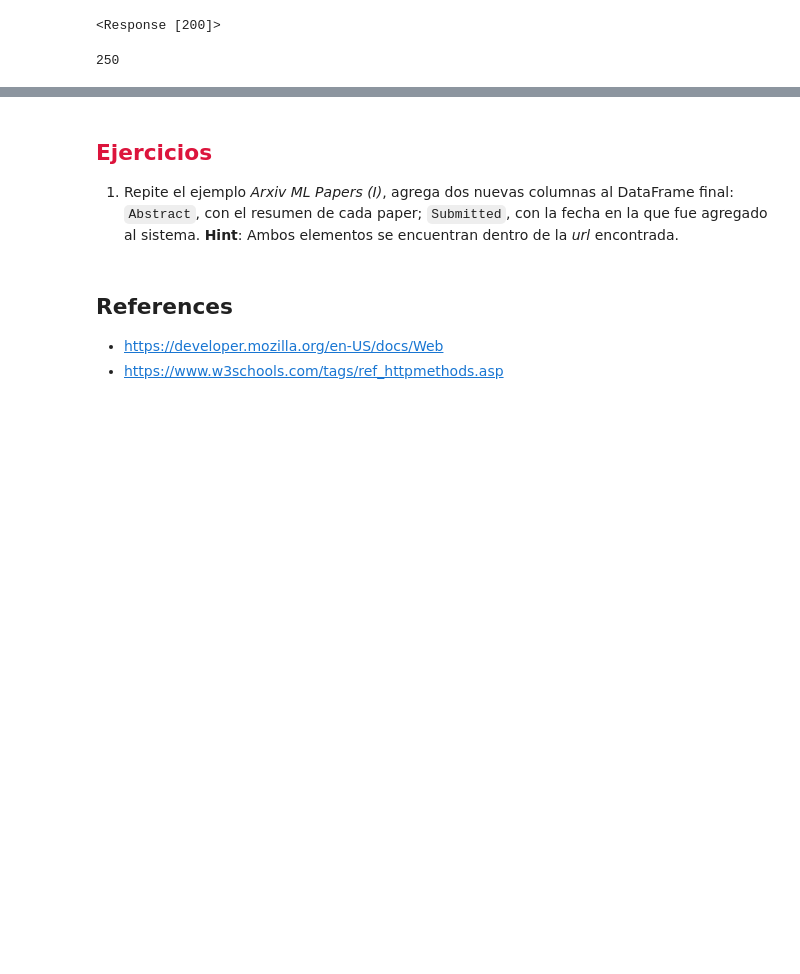
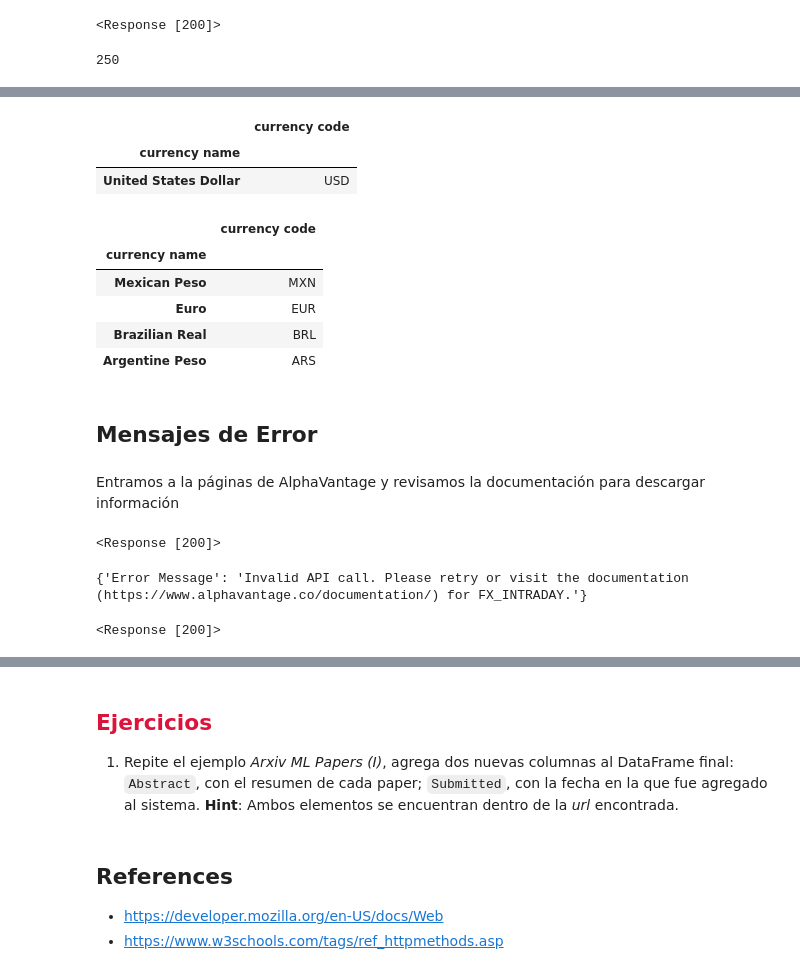
Before and after one commit to elopezgon/data-science, a Jupyter notebook: notes/lec04-webscrapping.ipynb, the cells around one changed output, grey strips where cells are left out. Drawn from its saved outputs; the diff is of its cells as text; code cells hidden in the pictures; blank space fills up the shorter version.

```diff
--- a/notes/lec04-webscrapping.ipynb
+++ b/notes/lec04-webscrapping.ipynb
@@ -319,0 +351,51 @@ url = "https://www.alphavantage.co"
+# %%
+from_curr = "United States Dollar"
+curr_list.filter([from_curr], axis=0)
+# %% [output]
+|  | currency code |
+| currency name |  |
+| United States Dollar | USD |
+# %%
+currencies = ["Mexican Peso", "Euro", "Brazilian Real", "Argentine Peso"]
+target_curr = curr_list.filter(currencies, axis=0)
+target_curr
+# %% [output]
+|  | currency code |
+| currency name |  |
+| Mexican Peso | MXN |
+| Euro | EUR |
+| Brazilian Real | BRL |
+| Argentine Peso | ARS |
+# %% [markdown]
+## Mensajes de Error
+# %% [markdown]
+Entramos a la páginas de AlphaVantage y revisamos la documentación para descargar información
+# %%
+intraday1 = {
+    "function": "FX_INTRADAY",
+    "to_currency": target_curr["currency code"].values[0],
+    "from_currency": "USD",
+    "apikey": avkey
+}
+
+r = requests.get(base_url, params=intraday1)
+r
+# %% [output]
+<Response [200]>
+# %%
+r.json()
+# %% [output]
+{'Error Message': 'Invalid API call. Please retry or visit the documentation (https://www.alphavantage.co/documentation/) for FX_INTRADAY.'}
+# %%
+intraday2 = {
+    "function": "FX_INTRADAY",
+    "to_symbol": target_curr["currency code"].values[0],
+    "from_symbol": "USD",
+    "apikey": avkey,
+    "interval": "1min"
+}
+
+r = requests.get(base_url, params=intraday2)
+r
+# %% [output]
+<Response [200]>
```
Also changed, not shown: parts of 23 cells of this notebook.
